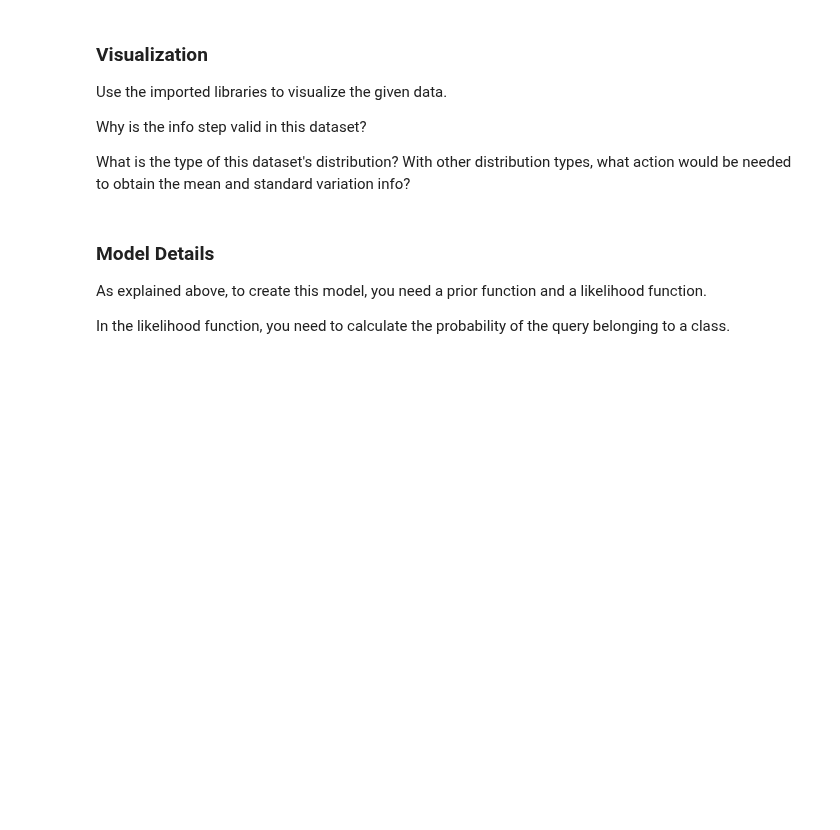
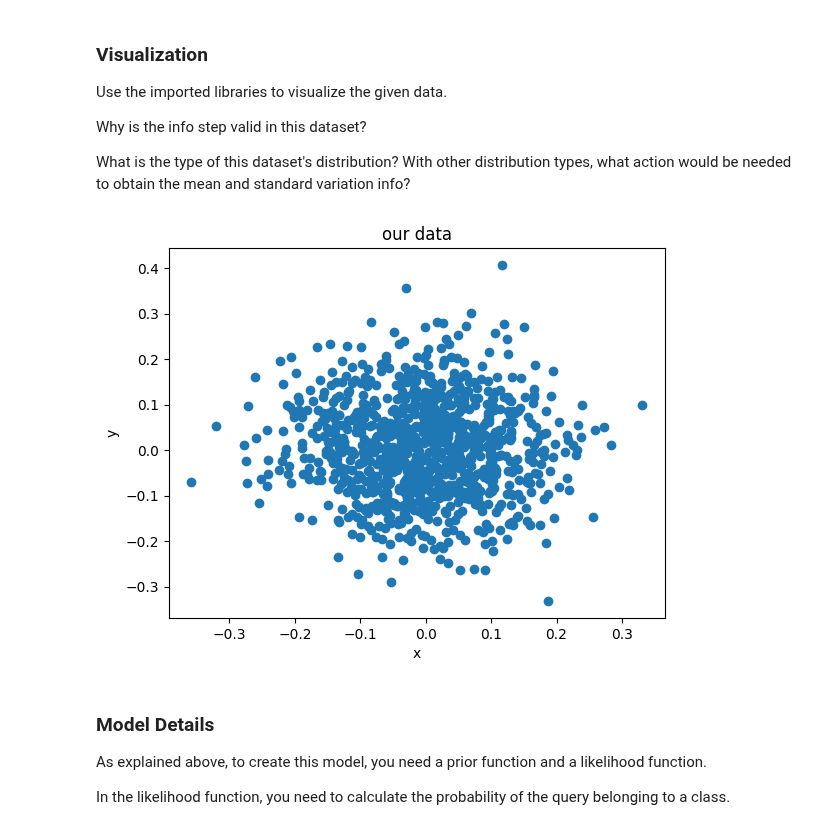
Before and after one commit to bigwhoman/AI-Spring-2023, a Jupyter notebook: HW7/CE_417_2_Spring23_HW7/Practical/NB_and_LR.ipynb, the cells around one changed output. Saved outputs shown, nothing was run; the diff lists cells and outputs as text; code cells hidden in the pictures; blank space fills up the shorter version.

```diff
--- a/HW7/CE_417_2_Spring23_HW7/Practical/NB_and_LR.ipynb
+++ b/HW7/CE_417_2_Spring23_HW7/Practical/NB_and_LR.ipynb
@@ -32,7 +34,7 @@ Load the given dataset. The last column contains the labels.
 Preprocess if needed.
 # %%
 #TODO: Load the .txt file
-data = ... # Numpy array format
-labels = ... # Numpy array format
+data = np.loadtxt('data.txt', delimiter=' ')
+labels = data[:, -1]
 # %% [markdown]
 Consider the values of each class. Create a dictionary for the dataset, with classes as keys and the entries of the dataset as values.
@@ -62,3 +66,20 @@ What is the type of this dataset's distribution? With other distribution types,
+# %%
+#TODO
+x = data[:, 0]
+y = data[:, 1]
+
+# create a scatter plot of the data
+plt.scatter(x, y)
+
+# add a title and labels to the plot
+plt.title('our data')
+plt.xlabel('x')
+plt.ylabel('y')
+
+# display the plot
+plt.show()
+# %% [output]
+[figure, added]
 # %% [markdown]
 ### Model Details
 
```
Also changed, not shown: parts of 21 cells of this notebook.
